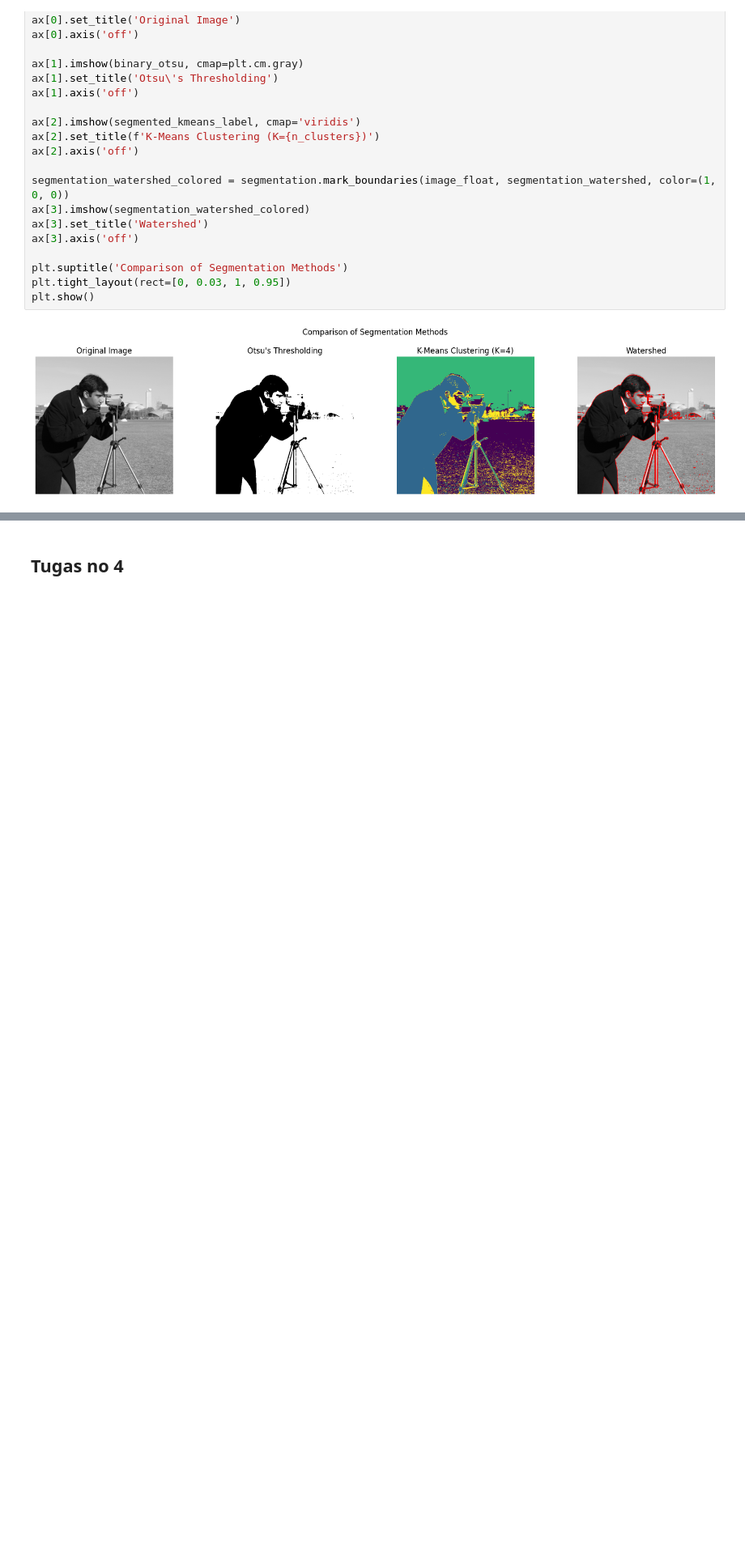
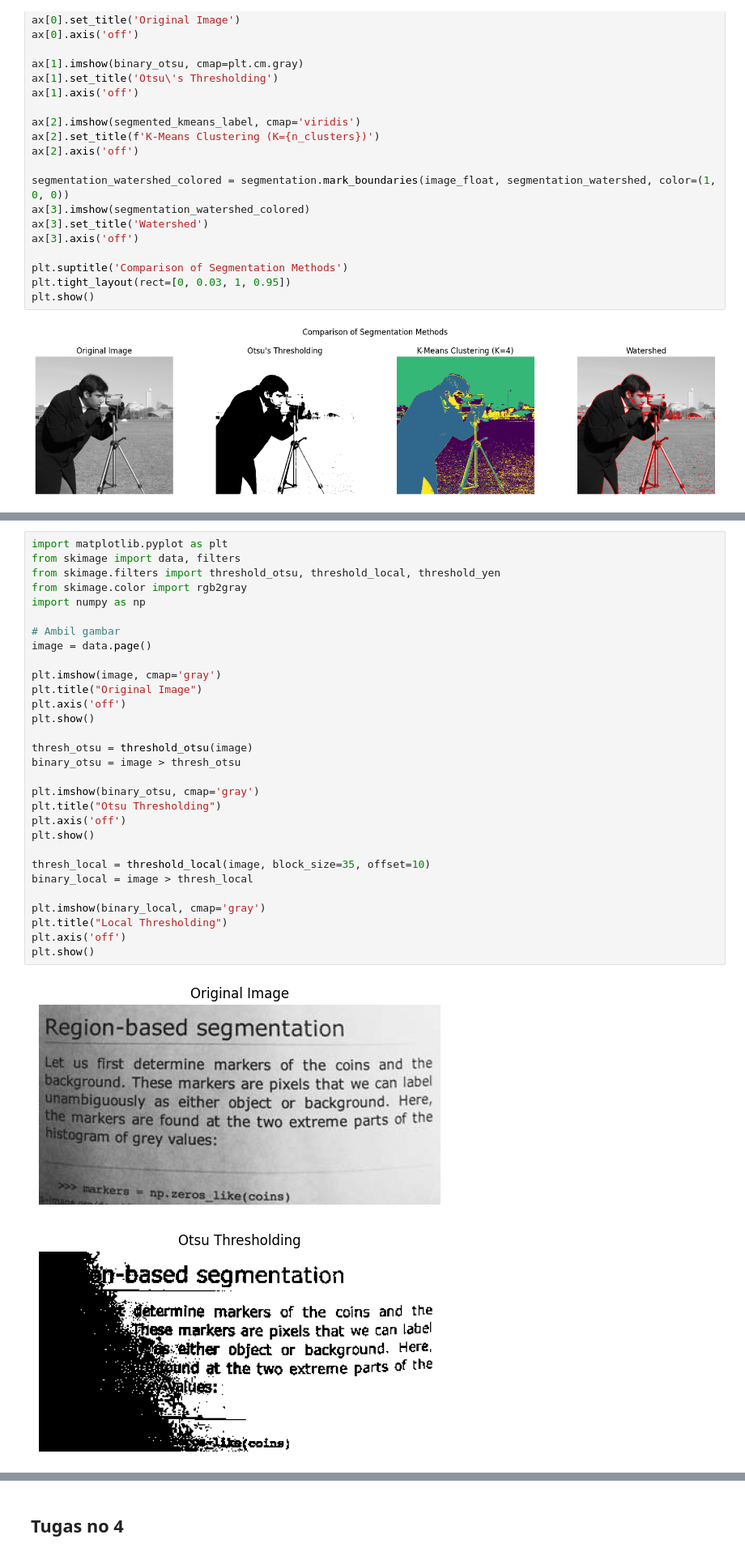
Before and after one commit to rifqinanda27/2025_pengolahan_citra_ti2c, a Jupyter notebook: Jobsheet_4.ipynb, the cells around one changed output, grey strips where cells are left out. Shown at 81% size. Cells and saved outputs as stored; diff of their text form; blank space fills up the shorter version.

```diff
--- a/Jobsheet_4.ipynb
+++ b/Jobsheet_4.ipynb
@@ -228,0 +231,33 @@ plt.show()
+# %%
+import matplotlib.pyplot as plt
+from skimage import data, filters
+from skimage.filters import threshold_otsu, threshold_local, threshold_yen
+from skimage.color import rgb2gray
+import numpy as np
+
+# Ambil gambar
+image = data.page()
+
+plt.imshow(image, cmap='gray')
+plt.title("Original Image")
+plt.axis('off')
+plt.show()
+
+thresh_otsu = threshold_otsu(image)
+binary_otsu = image > thresh_otsu
+
+plt.imshow(binary_otsu, cmap='gray')
+plt.title("Otsu Thresholding")
+plt.axis('off')
+plt.show()
+
+thresh_local = threshold_local(image, block_size=35, offset=10)
+binary_local = image > thresh_local
+
+plt.imshow(binary_local, cmap='gray')
+plt.title("Local Thresholding")
+plt.axis('off')
+plt.show()
+# %% [output]
+[figure, added]
+[figure, added]
```
Also changed, not shown: parts of 2 cells of this notebook.
